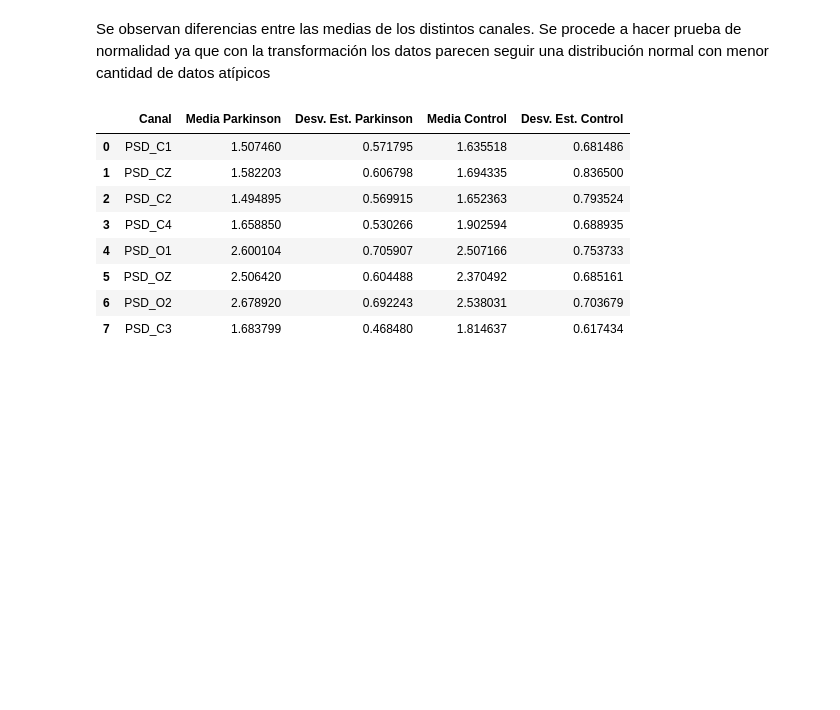
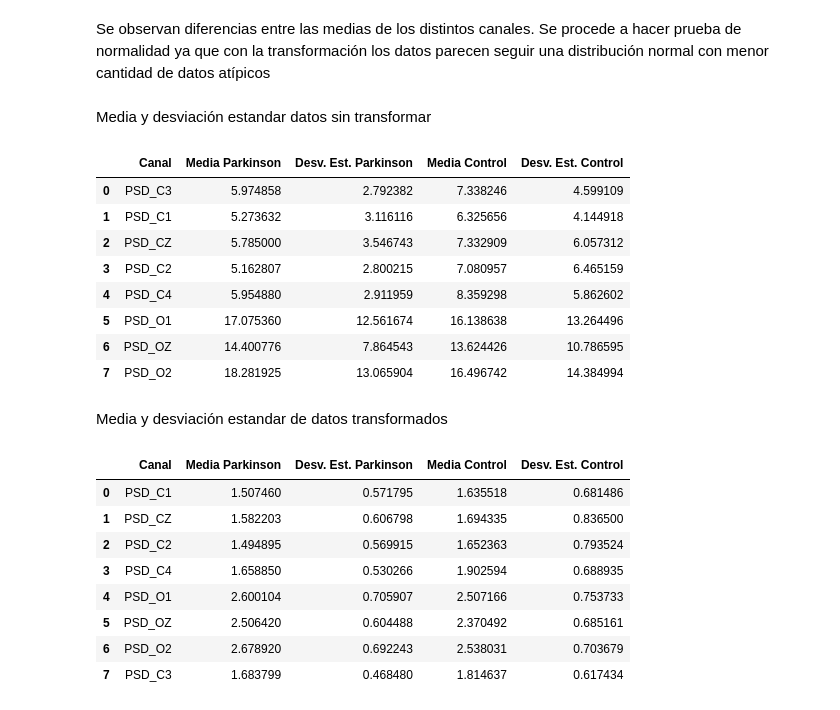
Before and after one commit to Astolfo2332/Parkinson_difference, a Jupyter notebook: Proyecto 2/Proyecto_2.ipynb, the cells around one changed output. Saved outputs shown, nothing was run; the diff lists cells and outputs as text; code cells hidden in the pictures; blank space fills up the shorter version.

```diff
--- a/Proyecto 2/Proyecto_2.ipynb
+++ b/Proyecto 2/Proyecto_2.ipynb
@@ -479,6 +524,39 @@ plt.show()
 [figure]
 # %% [markdown]
 Se observan diferencias entre las medias de los distintos canales. Se procede a hacer prueba de normalidad ya que con la transformación los datos parecen seguir una distribución normal con menor cantidad de datos atípicos
+# %% [markdown]
+Media y desviación estandar datos sin transformar
+# %%
+dataframes = [df[df['Estado']=='Control'], df[df['Estado']=='Parkinson']]
+# Cálculo de la media y la desviación estándar para cada canal
+mean_parkinson = dataframes[1].select_dtypes(include=np.number).mean()
+std_parkinson = dataframes[1].select_dtypes(include=np.number).std()
+
+mean_control = dataframes[0].select_dtypes(include=np.number).mean()
+std_control = dataframes[0].select_dtypes(include=np.number).std()
+
+# Creación del dataframe con los resultados
+df_results = pd.DataFrame({
+    'Canal': mean_parkinson.index,
+    'Media Parkinson': mean_parkinson.values,
+    'Desv. Est. Parkinson': std_parkinson.values,
+    'Media Control': mean_control.values,
+    'Desv. Est. Control': std_control.values,
+})
+
+df_results
+# %% [output]
+|  | Canal | Media Parkinson | Desv. Est. Parkinson | Media Control | Desv. Est. Control |
+| 0 | PSD_C3 | 5.974858 | 2.792382 | 7.338246 | 4.599109 |
+| 1 | PSD_C1 | 5.273632 | 3.116116 | 6.325656 | 4.144918 |
+| 2 | PSD_CZ | 5.785000 | 3.546743 | 7.332909 | 6.057312 |
+| 3 | PSD_C2 | 5.162807 | 2.800215 | 7.080957 | 6.465159 |
+| 4 | PSD_C4 | 5.954880 | 2.911959 | 8.359298 | 5.862602 |
+| 5 | PSD_O1 | 17.075360 | 12.561674 | 16.138638 | 13.264496 |
+| 6 | PSD_OZ | 14.400776 | 7.864543 | 13.624426 | 10.786595 |
+| 7 | PSD_O2 | 18.281925 | 13.065904 | 16.496742 | 14.384994 |
+# %% [markdown]
+Media y desviación estandar de datos transformados
 # %%
 dataframes = [df3[df3['Estado']=='Control'], df3[df3['Estado']=='Parkinson']]
 # Cálculo de la media y la desviación estándar para cada canal
```
Also changed, not shown: parts of 14 cells of this notebook.
